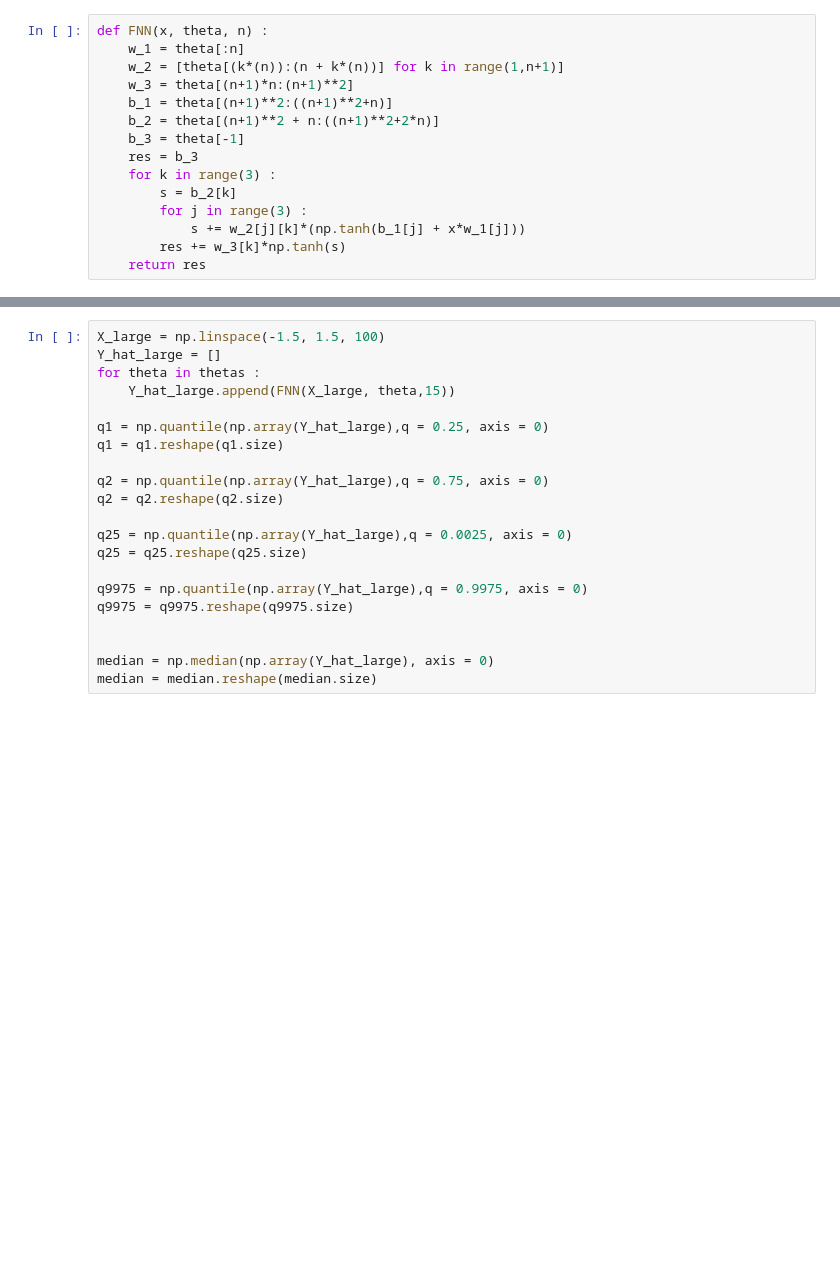
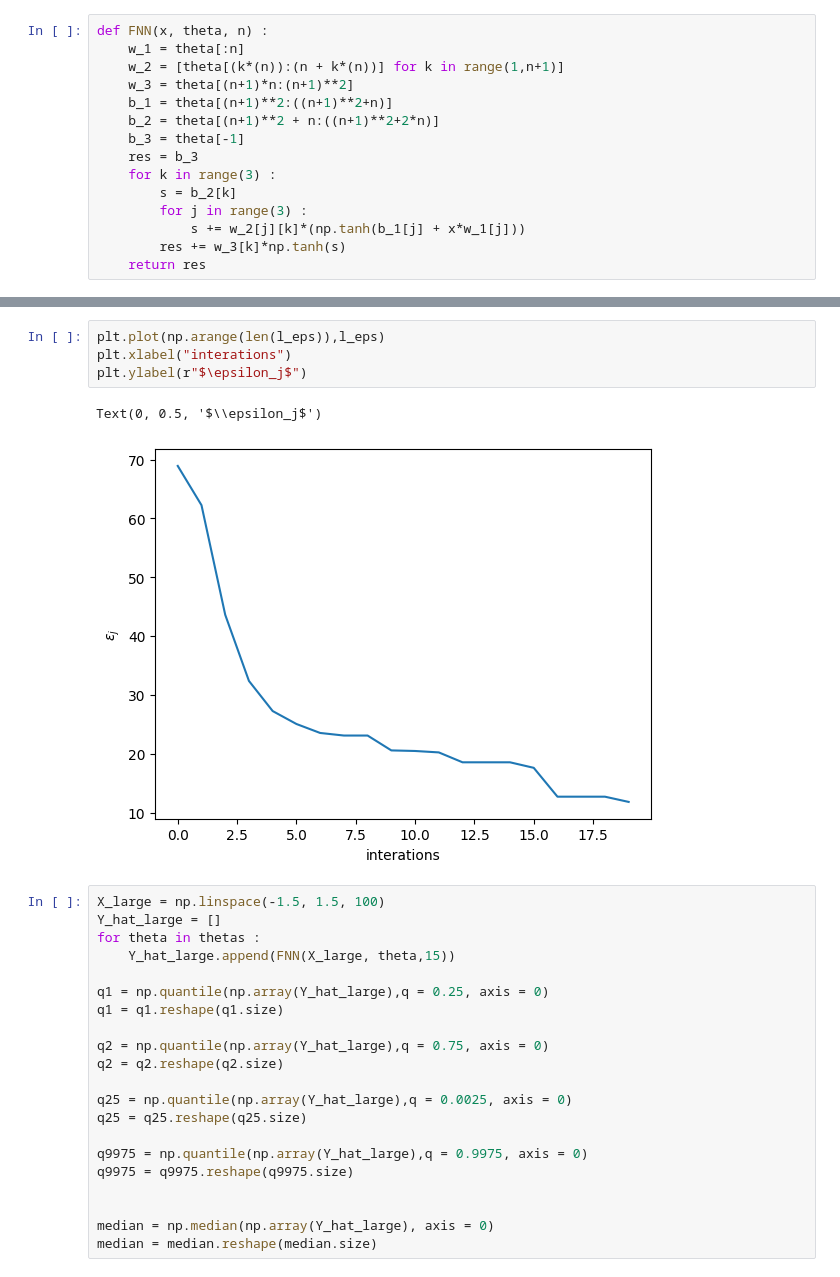
Before and after one commit to Davidson-Lova/PFE_BNN_ABS_SS, a Jupyter notebook: my_bnn_sin.ipynb, the cells around one changed output, grey strips where cells are left out. Saved outputs shown, nothing was run; the diff lists cells and outputs as text; blank space fills up the shorter version.

```diff
--- a/my_bnn_sin.ipynb
+++ b/my_bnn_sin.ipynb
@@ -104,6 +111,13 @@ for j in range(0, l) :
     thetas = new_thetas
     y_hats = new_y_hats
     rho_n = new_rho_n
+# %%
+plt.plot(np.arange(len(l_eps)),l_eps)
+plt.xlabel("interations")
+plt.ylabel(r"$\epsilon_j$")
+# %% [output]
+Text(0, 0.5, '$\\epsilon_j$')
+[figure, added]
 # %%
 X_large = np.linspace(-1.5, 1.5, 100)
 Y_hat_large = []
```
Also changed, not shown: parts of 9 cells of this notebook, 1 other file.
